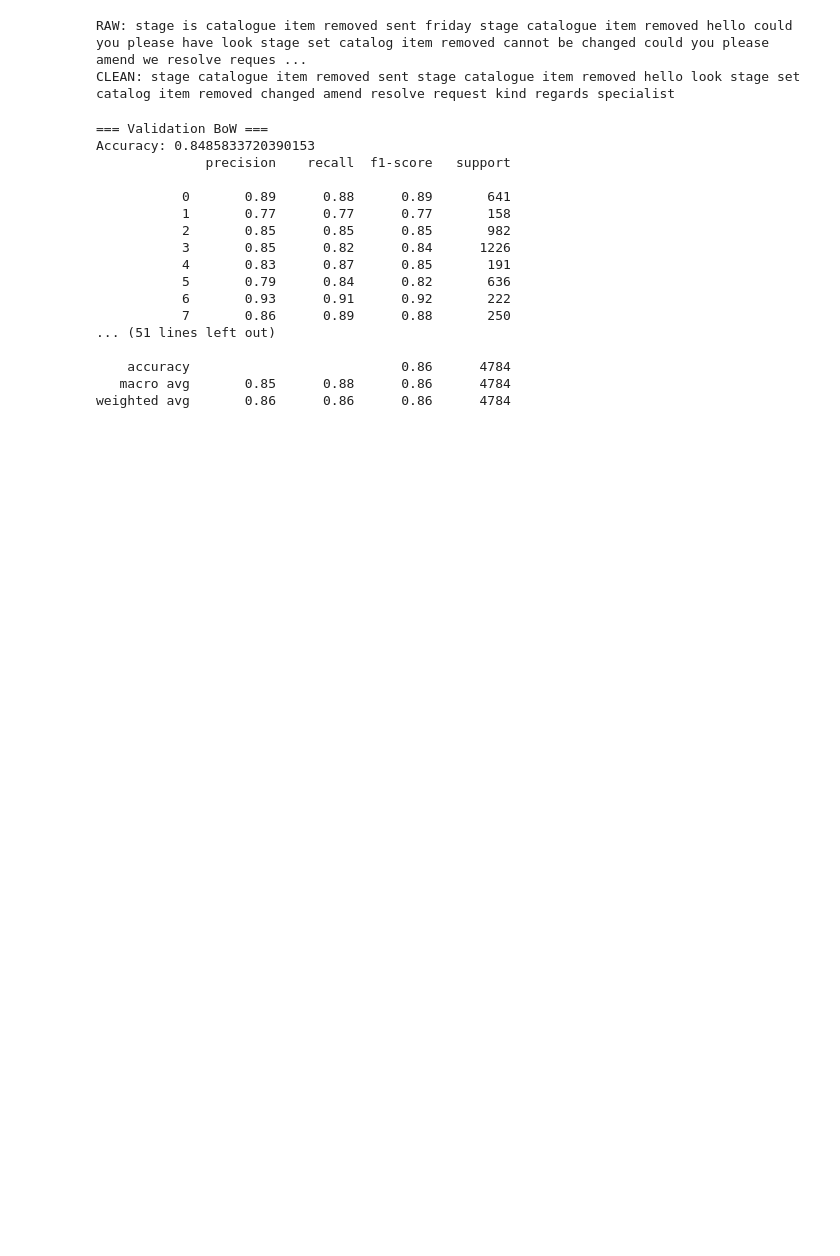
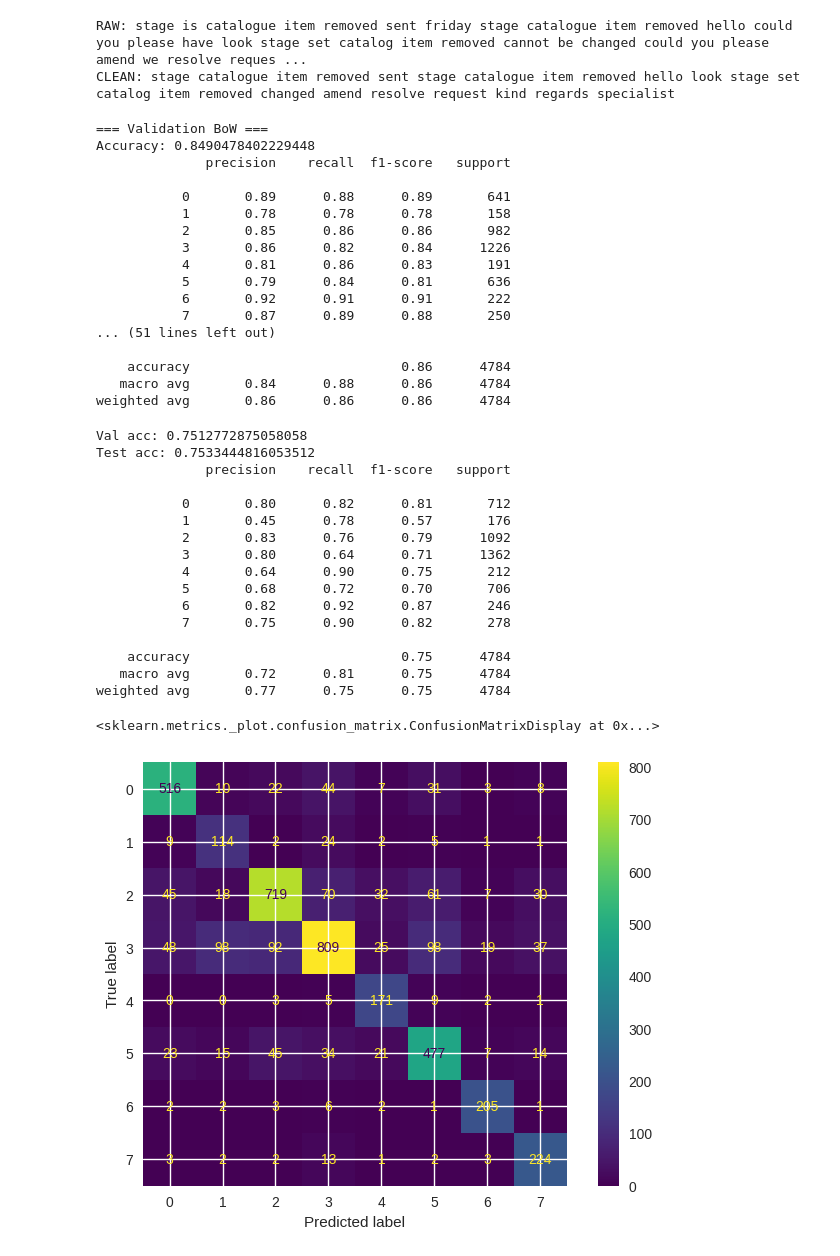
Before and after one commit to HoangHungLN/MachineLearning_Assigment, a Jupyter notebook: Assignment2/notebooks/Assignment2_CEML2.ipynb, the cells around one changed output. Cells and saved outputs as stored; diff of their text form; code cells hidden in the pictures; blank space fills up the shorter version.

```diff
--- a/Assignment2/notebooks/Assignment2_CEML2.ipynb
+++ b/Assignment2/notebooks/Assignment2_CEML2.ipynb
@@ -532,13 +556,8 @@ vocab_tfidf = tfidf.get_feature_names_out()
 from sklearn.linear_model import LogisticRegression
 from sklearn.metrics import classification_report, accuracy_score
 
-# giả sử bạn đã có:
-# Xtr_bow, ytr = train features, labels
-# Xva_bow, yva = val features, labels
-# Xte_bow, yte = test features, labels
-
-clf1 = LogisticRegression(max_iter=1000, class_weight='balanced', n_jobs=-1)
-clf2 = LogisticRegression(max_iter=1000, class_weight='balanced', n_jobs=-1)
+clf1 = LogisticRegression(max_iter=1000, class_weight='balanced')
+clf2 = LogisticRegression(max_iter=1000, class_weight='balanced')
 # Huấn luyện trên train
 clf1.fit(Xtr_bow, ytr)
 clf2.fit(Xtr_tfidf, ytr)
@@ -568,19 +587,51 @@ print("Accuracy:", accuracy_score(yte, yte_pred_tfidf))
 print(classification_report(yte, yte_pred_tfidf))
 # %% [output]
 === Validation BoW ===
-Accuracy: 0.8485833720390153
+Accuracy: 0.8490478402229448
               precision    recall  f1-score   support
 
            0       0.89      0.88      0.89       641
-           1       0.77      0.77      0.77       158
-           2       0.85      0.85      0.85       982
-           3       0.85      0.82      0.84      1226
-           4       0.83      0.87      0.85       191
-           5       0.79      0.84      0.82       636
-           6       0.93      0.91      0.92       222
-           7       0.86      0.89      0.88       250
+           1       0.78      0.78      0.78       158
+           2       0.85      0.86      0.86       982
+           3       0.86      0.82      0.84      1226
+           4       0.81      0.86      0.83       191
+           5       0.79      0.84      0.81       636
+           6       0.92      0.91      0.91       222
+           7       0.87      0.89      0.88       250
 ... (51 lines left out)
 
     accuracy                           0.86      4784
-   macro avg       0.85      0.88      0.86      4784
+   macro avg       0.84      0.88      0.86      4784
 weighted avg       0.86      0.86      0.86      4784
+# %%
+Xtr_w2v = np.load("features/tfidf_glove/Xtr_w2v.npy")
+Xva_w2v = np.load("features/tfidf_glove/Xva_w2v.npy")
+Xte_w2v = np.load("features/tfidf_glove/Xte_w2v.npy")
+# %%
+clf3 = LogisticRegression(max_iter=2000, class_weight="balanced", n_jobs=-1)
+clf3.fit(Xtr_w2v, ytr)
+
+print("Val acc:", accuracy_score(yva, clf3.predict(Xva_w2v)))
+print("Test acc:", accuracy_score(yte, clf3.predict(Xte_w2v)))
+print(classification_report(yte, clf3.predict(Xte_w2v)))
+from sklearn.metrics import ConfusionMatrixDisplay
+ConfusionMatrixDisplay.from_predictions(yva, clf3.predict(Xva_w2v))
+# %% [output]
+Val acc: 0.7512772875058058
+Test acc: 0.7533444816053512
+              precision    recall  f1-score   support
+
+           0       0.80      0.82      0.81       712
+           1       0.45      0.78      0.57       176
+           2       0.83      0.76      0.79      1092
+           3       0.80      0.64      0.71      1362
+           4       0.64      0.90      0.75       212
+           5       0.68      0.72      0.70       706
+           6       0.82      0.92      0.87       246
+           7       0.75      0.90      0.82       278
+
+    accuracy                           0.75      4784
+   macro avg       0.72      0.81      0.75      4784
+weighted avg       0.77      0.75      0.75      4784
+<sklearn.metrics._plot.confusion_matrix.ConfusionMatrixDisplay at 0x...>
+[figure, added]
```
Also changed, not shown: parts of 18 cells of this notebook.
